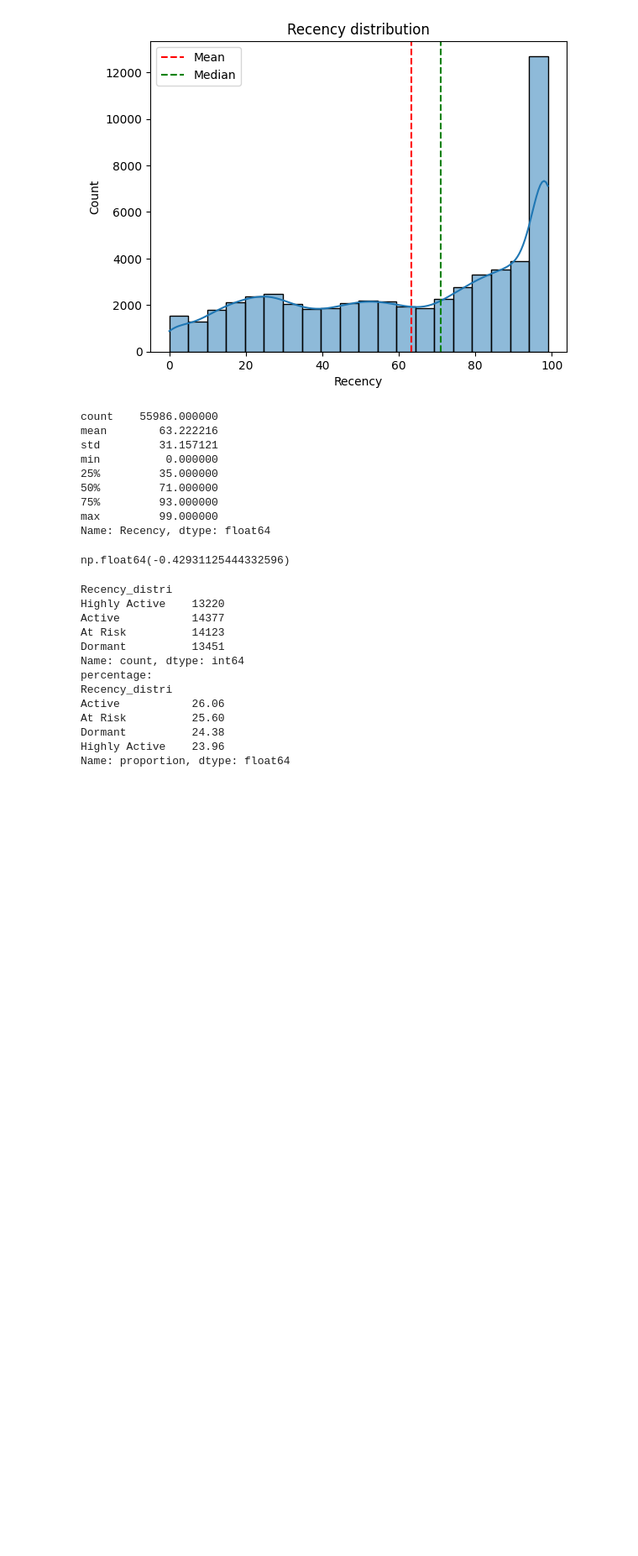
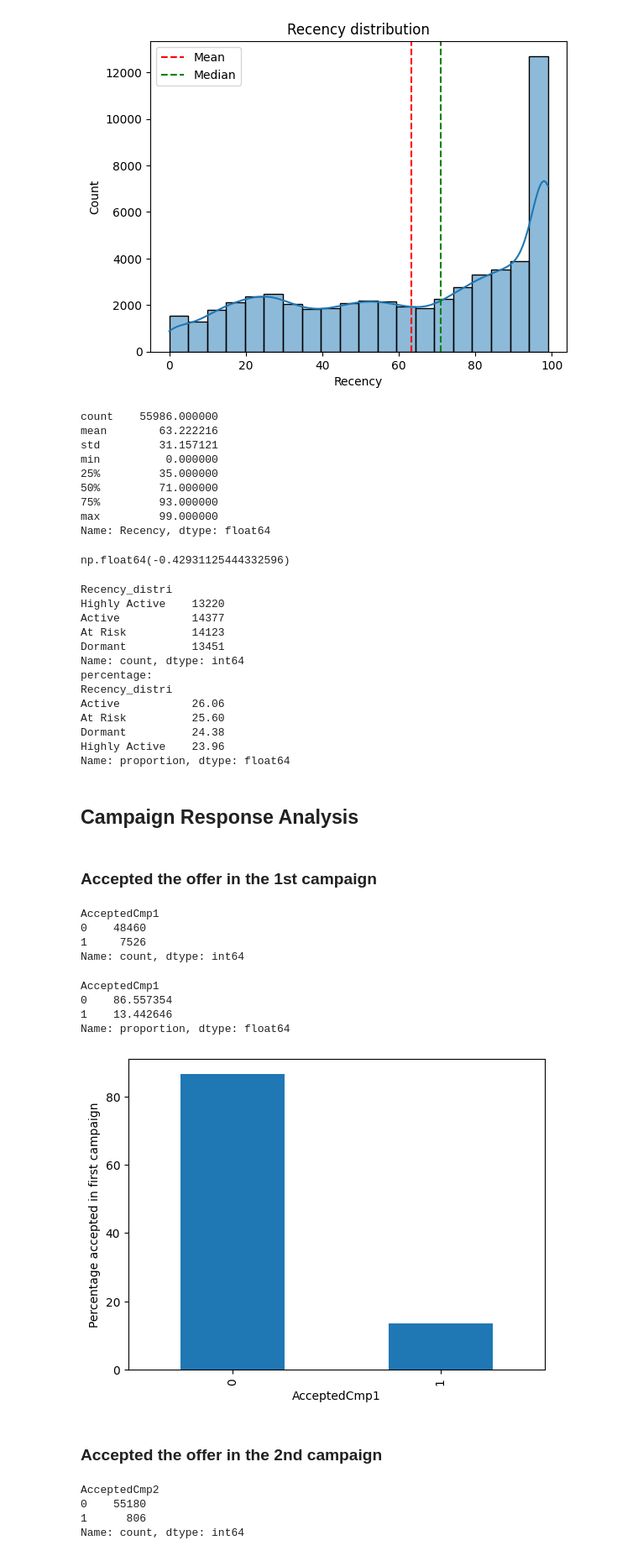
Before and after one commit to HamsavarthiniN/Marketing_campaign_analysis, a Jupyter notebook: EDA_univariate.ipynb, the cells around one changed output. Shown at 84% size. Cells and saved outputs as stored; diff of their text form; code cells hidden in the pictures; blank space fills up the shorter version.

```diff
--- a/EDA_univariate.ipynb
+++ b/EDA_univariate.ipynb
@@ -602,3 +602,34 @@ At Risk          25.60
 Dormant          24.38
 Highly Active    23.96
 Name: proportion, dtype: float64
+# %% [markdown]
+## Campaign Response Analysis
+# %% [markdown]
+### Accepted the offer in the 1st campaign
+# %%
+clean_df['AcceptedCmp1'].value_counts()
+# %% [output]
+AcceptedCmp1
+0    48460
+1     7526
+Name: count, dtype: int64
+# %%
+print(clean_df['AcceptedCmp1'].value_counts(normalize=True)*100)
+(clean_df['AcceptedCmp1'].value_counts(normalize=True)*100).plot(kind='bar')
+plt.ylabel('Percentage accepted in first campaign')
+plt.show()
+# %% [output]
+AcceptedCmp1
+0    86.557354
+1    13.442646
+Name: proportion, dtype: float64
+[figure, added]
+# %% [markdown]
+### Accepted the offer in the 2nd campaign
+# %%
+clean_df['AcceptedCmp2'].value_counts()
+# %% [output]
+AcceptedCmp2
+0    55180
+1      806
+Name: count, dtype: int64
```
Also changed, not shown: parts of 16 cells of this notebook, 9 other files.
